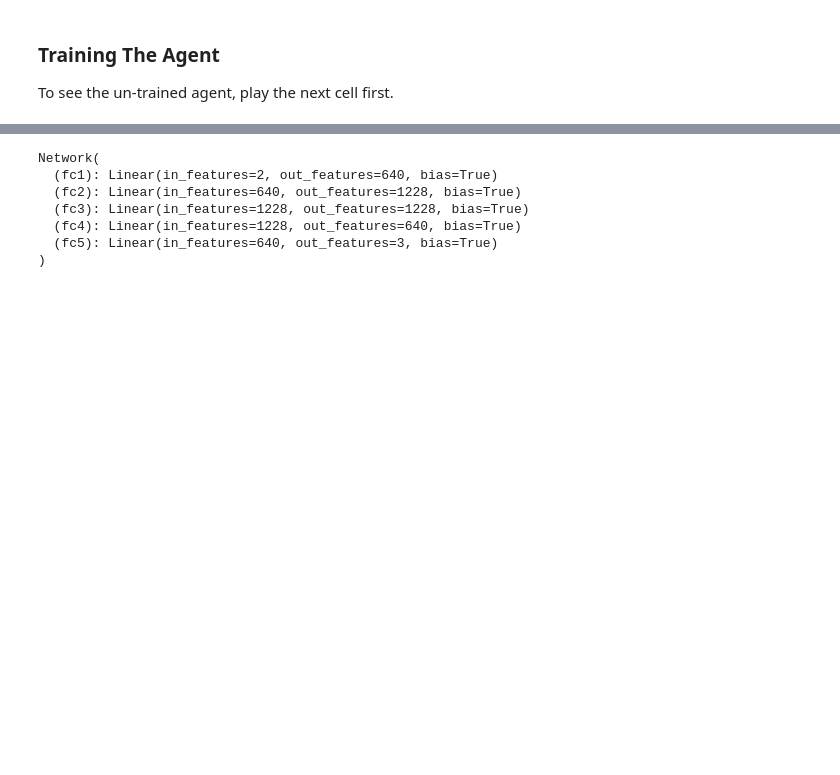
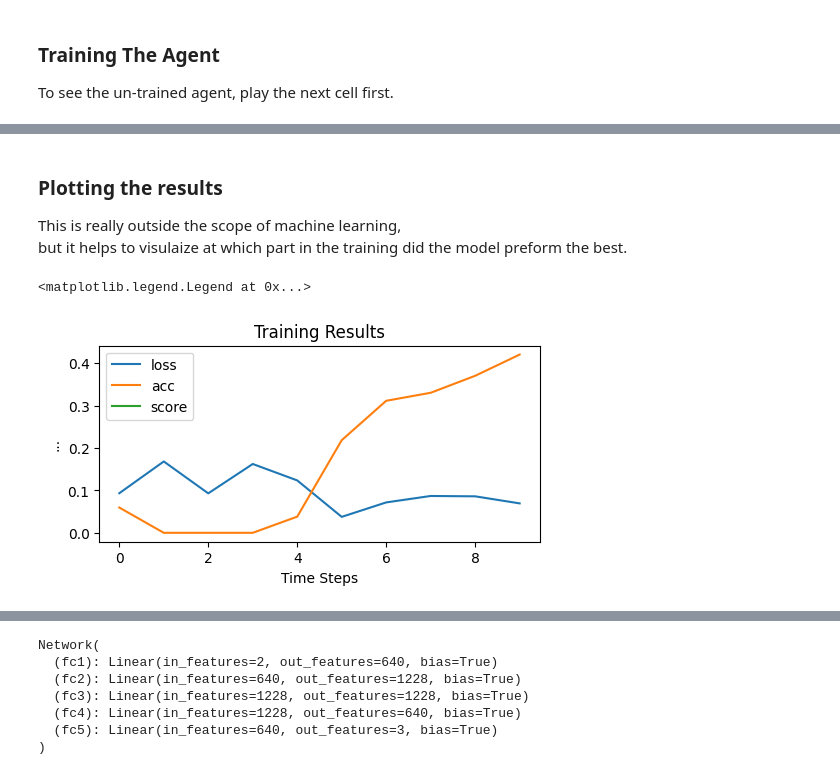
Before and after one commit to Monte42/Artificial_Intelligence, a Jupyter notebook: 1_Deep_Q_Learning/mountian_car.ipynb, the cells around one changed output, grey strips where cells are left out. Cells and saved outputs as stored; diff of their text form; code cells hidden in the pictures; blank space fills up the shorter version.

```diff
--- a/1_Deep_Q_Learning/mountian_car.ipynb
+++ b/1_Deep_Q_Learning/mountian_car.ipynb
@@ -46,3 +48,9 @@ acc_hist = []
+# %%
+FILE = './models/DQN_mountain_car(x).pth' # The desired path for your saved model
+
+loss_hist = [] # Store agents loss history for plotting later
+acc_hist = [] # Store agents accuracy history for plotting later
+score_hist = [] # Store agents accuracy history for plotting later
 # %% [markdown]
 ### Agents Environment
 # %%
@@ -204,8 +241,16 @@ env.close()
+# %% [markdown]
+### Plotting the results
+This is really outside the scope of machine learning,\
+but it helps to visulaize at which part in the training did the model preform the best.
 # %%
 plt.figure(figsize=(5, 2.7), layout='constrained')
 plt.plot(loss_hist, label='loss')
 plt.plot(acc_hist, label='acc')
+plt.plot(score_hist, label='score')
 plt.xlabel('Time Steps')
 plt.ylabel('...')
 plt.title("Training Results")
 plt.legend()
+# %% [output]
+<matplotlib.legend.Legend at 0x...>
+[figure, added]
```
Also changed, not shown: parts of 23 cells of this notebook, 1 other file.
